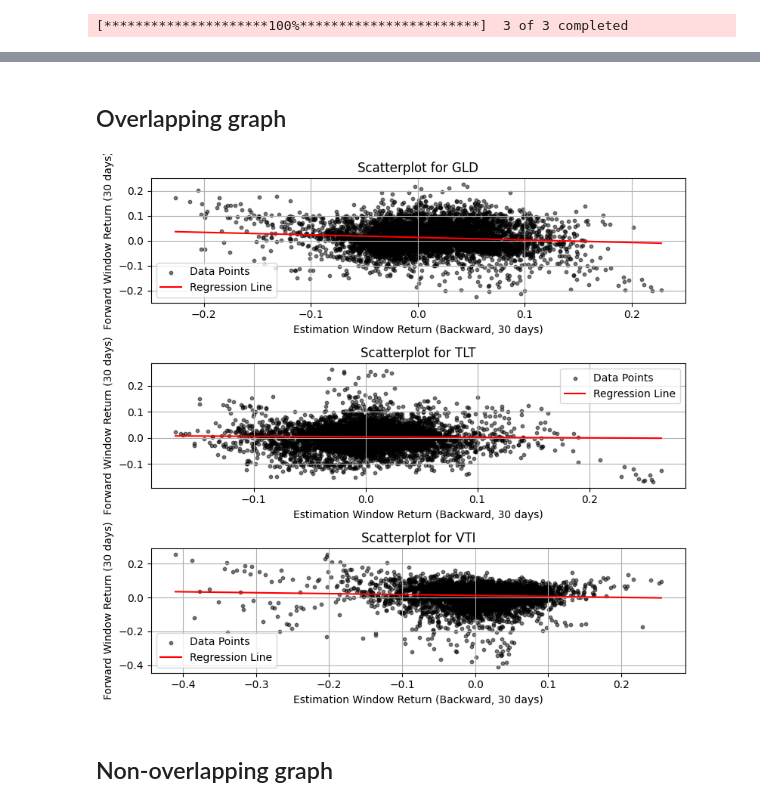
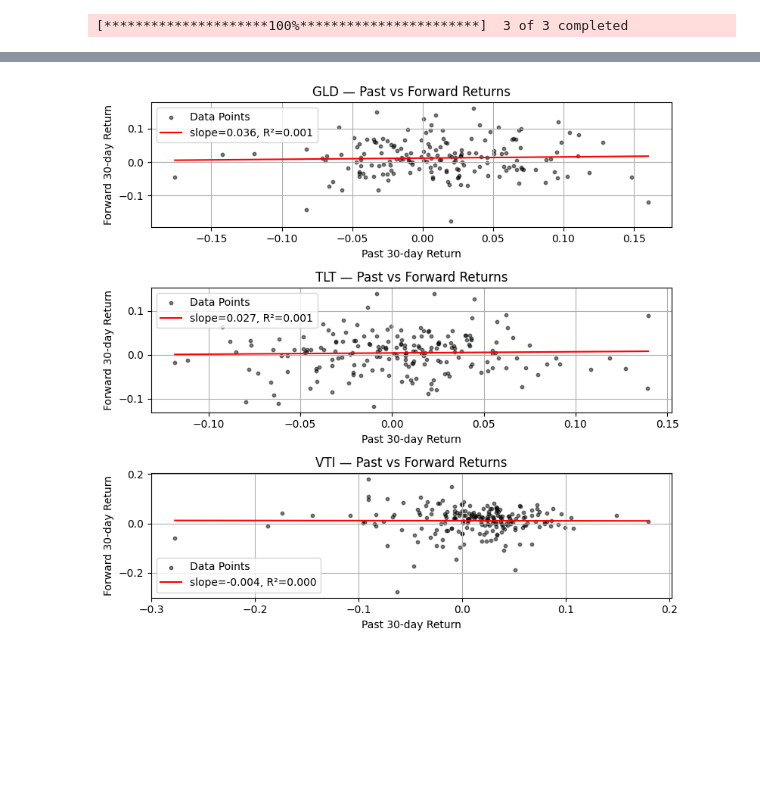
Before and after one commit to aaart42/trading_pub, a Jupyter notebook: RiskPremiaResearch_in_Python.ipynb, the cells around one changed output, grey strips where cells are left out. Drawn from its saved outputs; the diff is of its cells as text; code cells hidden in the pictures; blank space fills up the shorter version.

```diff
--- a/RiskPremiaResearch_in_Python.ipynb
+++ b/RiskPremiaResearch_in_Python.ipynb
@@ -101,33 +43,68 @@ adj_long_clean
-# %% [markdown]
-## Overlapping graph
+# %%
+# ========================
+# Returns (log)
+# ========================
+
+# 1-day log return
+adj_long["log_return_1d"] = np.log(
+    adj_long["Price"] / adj_long.groupby("Ticker")["Price"].shift(1)
+)
+
+# k-day past log return: log(P_t / P_{t-k})
+adj_long["log_return_past"] = np.log(
+    adj_long["Price"] / adj_long.groupby("Ticker")["Price"].shift(lookback)
+)
+
+# k-day forward log return: log(P_{t+k} / P_t)
+# Uses prices from the next k days (no overlap with the past window)
+adj_long["log_return_fwd"] = np.log(
+    adj_long.groupby("Ticker")["Price"].shift(-look_forward) / adj_long["Price"]
+)
 # %%
-# Create scatter plots for each ETF, stacked vertically, with independent scaling
+# ========================
+# Prepare clean dataframe for returns plot
+# ========================
+
+# drop NaN rows that would break regression
+adj_long_clean_ret = adj_long.dropna(
+    subset=["log_return_past", "log_return_fwd"]
+).copy()
+
+# if overlap is disabled, take only every lookback-th observation per ticker
+if allow_overlap == 0:
+    adj_long_clean_ret = adj_long_clean_ret[
+        adj_long_clean_ret.groupby("Ticker").cumcount() % lookback == 0
+    ]
+
+# ========================
+# Scatter: past vs forward returns
+# ========================
 fig, axs = plt.subplots(len(etf), 1, figsize=(8, 2.5 * len(etf)), sharex=False, sharey=False)
 
 for i, ticker in enumerate(etf):
-    subset = adj_long_clean[adj_long_clean['Ticker'] == ticker]
+    subset = adj_long_clean_ret[adj_long_clean_ret["Ticker"] == ticker]
 
-    # Scatter plot: back_returns on x, forward_return on y
-    axs[i].scatter(subset['back_returns'], subset['forward_return'], alpha=0.5, s=10, color='black', label='Data Points')
+    # scatter points
+    axs[i].scatter(
+        subset["log_return_past"], subset["log_return_fwd"],
+        alpha=0.5, s=10, color="black", label="Data Points"
+    )
 
-    # Linear regression (add regression line)
-    if len(subset) > 1:  # Need at least 2 points for regression
-        result = linregress(subset['back_returns'], subset['forward_return'])
-        x_vals = np.array([subset['back_returns'].min(), subset['back_returns'].max()])
+    # linear regression line
+    if len(subset) > 1:
+        result = linregress(subset["log_return_past"], subset["log_return_fwd"])
+        x_vals = np.array([subset["log_return_past"].min(), subset["log_return_past"].max()])
         y_vals = result.slope * x_vals + result.intercept
-        axs[i].plot(x_vals, y_vals, color='red', label='Regression Line')
+        axs[i].plot(x_vals, y_vals, color="red", label=f"slope={result.slope:.3f}, R²={result.rvalue**2:.3f}")
 
-    # Set title with ticker name
-    axs[i].set_title(f'Scatterplot for {ticker}')
-
-    axs[i].set_xlabel('Estimation Window Return (Backward, {} days)'.format(lookback))
-    axs[i].set_ylabel('Forward Window Return ({} days)'.format(look_forward))
+    # titles, labels, formatting
+    axs[i].set_title(f"{ticker} — Past vs Forward Returns")
+    axs[i].set_xlabel(f"Past {lookback}-day Return")
+    axs[i].set_ylabel(f"Forward {look_forward}-day Return")
     axs[i].grid(True)
     axs[i].legend()
 
 plt.tight_layout()
 plt.show()
 # %% [output]
-[figure, old version]
+[figure, new version]
-# %% [markdown]
-## Non-overlapping graph
```
Also changed, not shown: parts of 11 cells of this notebook.
